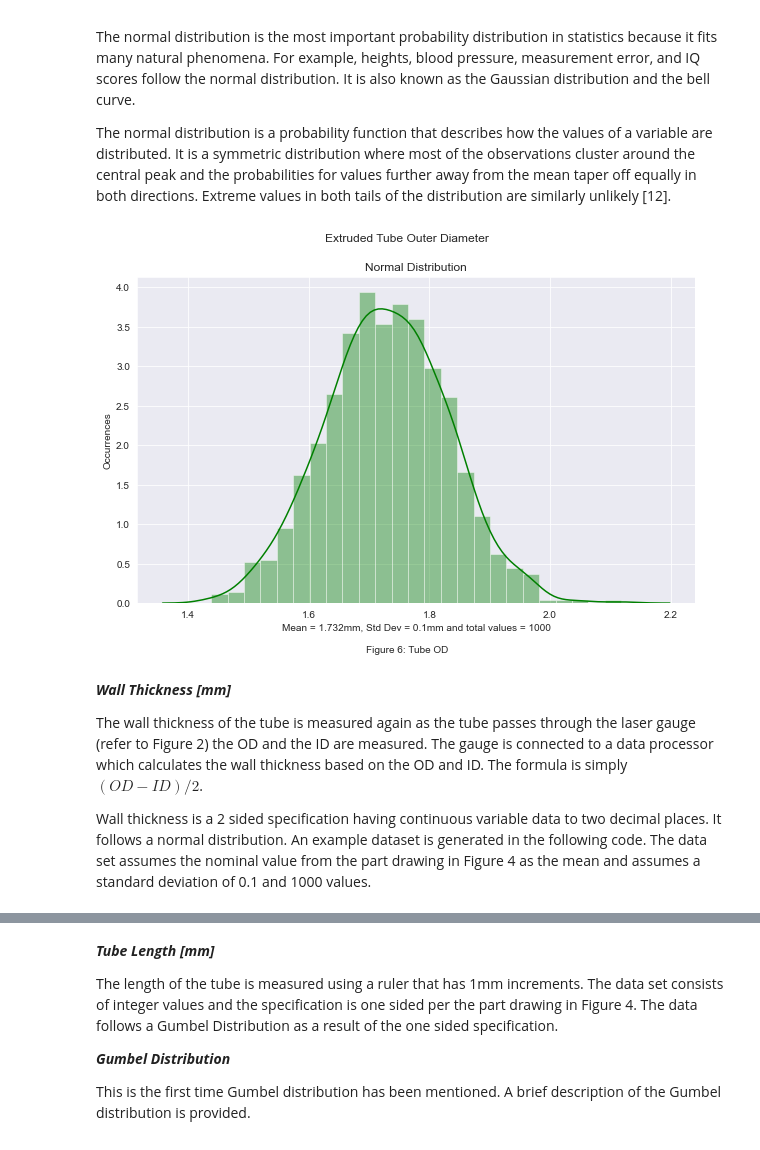
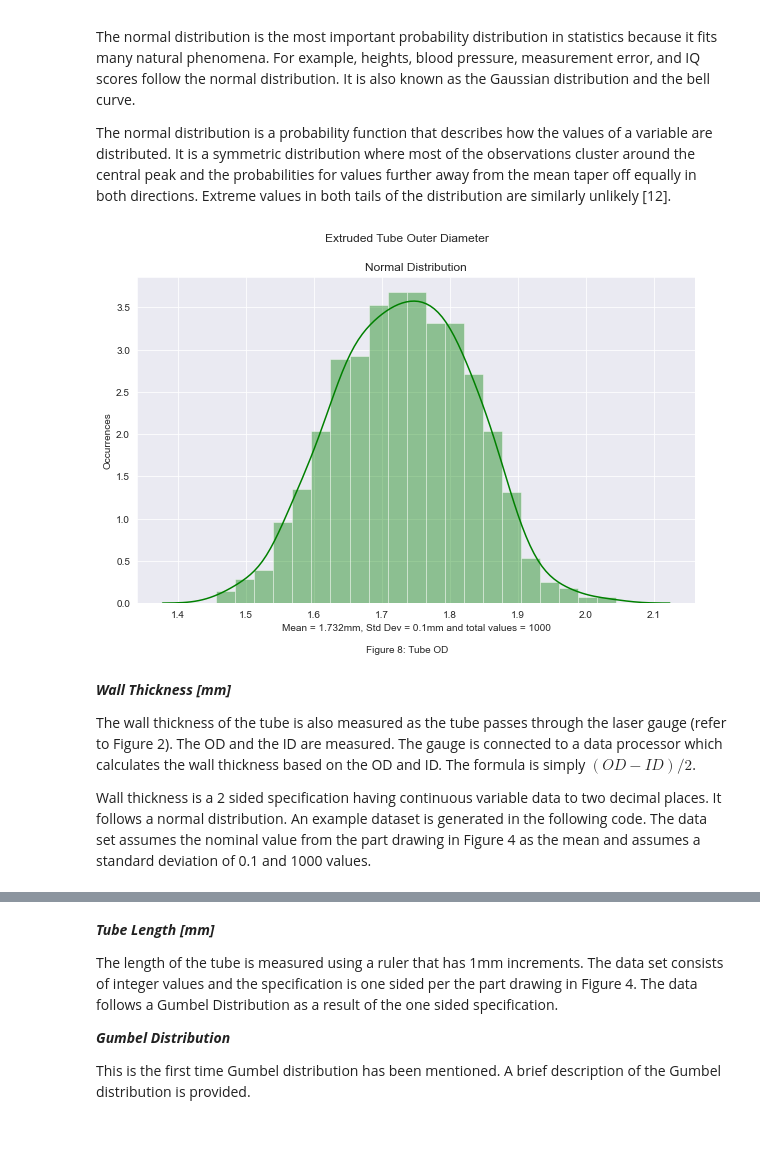
Before and after one commit to KeithQuinn/Project_2020_Programming-for-Data-Analysis, a Jupyter notebook: Project_2020_Programming-for-Data-Analysis.ipynb, the cells around one changed output, grey strips where cells are left out. Saved outputs shown, nothing was run; the diff lists cells and outputs as text; code cells hidden in the pictures.

```diff
--- a/Project_2020_Programming-for-Data-Analysis.ipynb
+++ b/Project_2020_Programming-for-Data-Analysis.ipynb
@@ -169,30 +172,30 @@ The normal distribution is a probability function that describes how the values
 # %%
 import numpy as np
 import matplotlib.pyplot as plt
 import seaborn as sns
 sns.set_style("darkgrid")
 
 loc = 1.732 # mean
 scale = 0.1 # standard deviation of 0.1 is assumed
 size = 1000 # number of values
 
 normal_data = np.random.normal(loc, scale, size) # generate a data set that follows a normal distribution
 
 plt.figure(figsize=(10, 6)) # figure size
 plt.title('Normal Distribution') # title
 plt.suptitle('Extruded Tube Outer Diameter') # subtitle
 plt.xlabel(f'Mean = {loc}mm, Std Dev = {scale}mm and total values = {size}') # xlabel
 plt.ylabel('Occurrences') # ylabel
 sns.distplot(a=normal_data, hist=True, kde=True, color='g')
-txt="Figure 6: Tube OD" # create caption
+txt="Figure 8: Tube OD" # create caption
 plt.figtext(0.5, 0.01, txt, wrap=True, horizontalalignment='center', fontsize=10) # locate caption
 plt.show() # show histogram
 # %% [output]
-[figure, old version]
+[figure, new version]
 # %% [markdown]
 *__Wall Thickness [mm]__*
 
-The wall thickness of the tube is measured again as the tube passes through the laser gauge (refer to Figure 2) the OD and the ID are measured. The gauge is connected to a data processor which calculates the wall thickness based on the OD and ID. The formula is simply $ (OD-ID) / 2 $.
+The wall thickness of the tube is also measured as the tube passes through the laser gauge (refer to Figure 2). The OD and the ID are measured. The gauge is connected to a data processor which calculates the wall thickness based on the OD and ID. The formula is simply $ (OD-ID) / 2 $.
 
 Wall thickness is a 2 sided specification having continuous variable data to two decimal places. It follows a normal distribution. An example dataset is generated in the following code. The data set assumes the nominal value from the part drawing in Figure 4 as the mean and assumes a standard deviation of 0.1 and 1000 values.
 # %%
```
Also changed, not shown: parts of 63 cells of this notebook, 1 other file.
